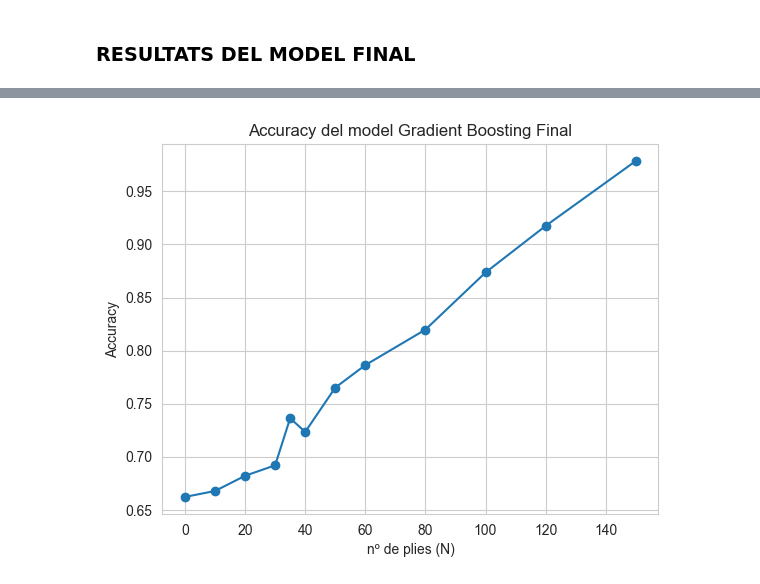
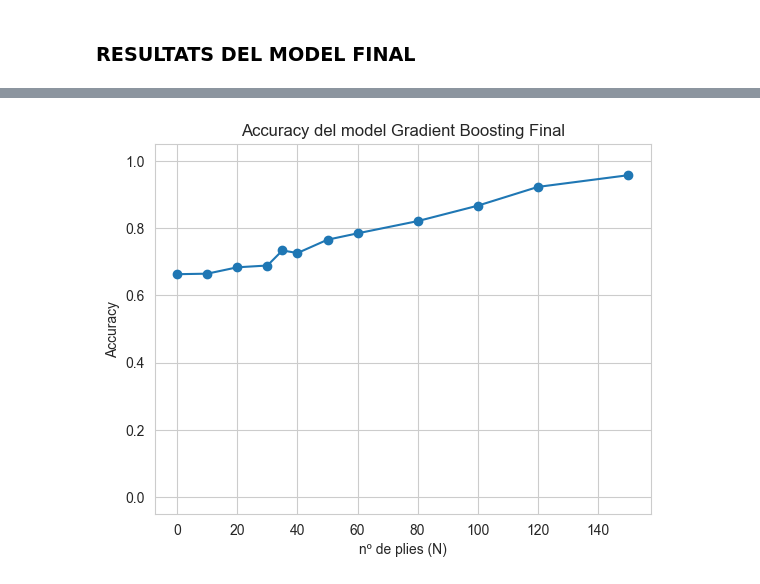
Before and after one commit to NIU1706167/CasKaggle, a Jupyter notebook: 3_model_partida.ipynb, the cells around one changed output, grey strips where cells are left out. Cells and saved outputs as stored; diff of their text form; code cells hidden in the pictures.

```diff
--- a/3_model_partida.ipynb
+++ b/3_model_partida.ipynb
@@ -746,11 +749,12 @@ RESULTATS FINALS AMB GRADIENT BOOSTING:
 # %%
 plt.plot(results_df["N"], results_df["accuracy"], marker='o')
 plt.xlabel("nº de plies (N)")
+plt.ylim(-0.05,1.05)
 plt.ylabel("Accuracy")
 plt.title("Accuracy del model Gradient Boosting Final")
 plt.show()
 # %% [output]
-[figure, old version]
+[figure, new version]
 # %%
 df["num_plies"] = df["moves"].apply(count_plies)
 
```
Also changed, not shown: parts of 9 cells of this notebook.
